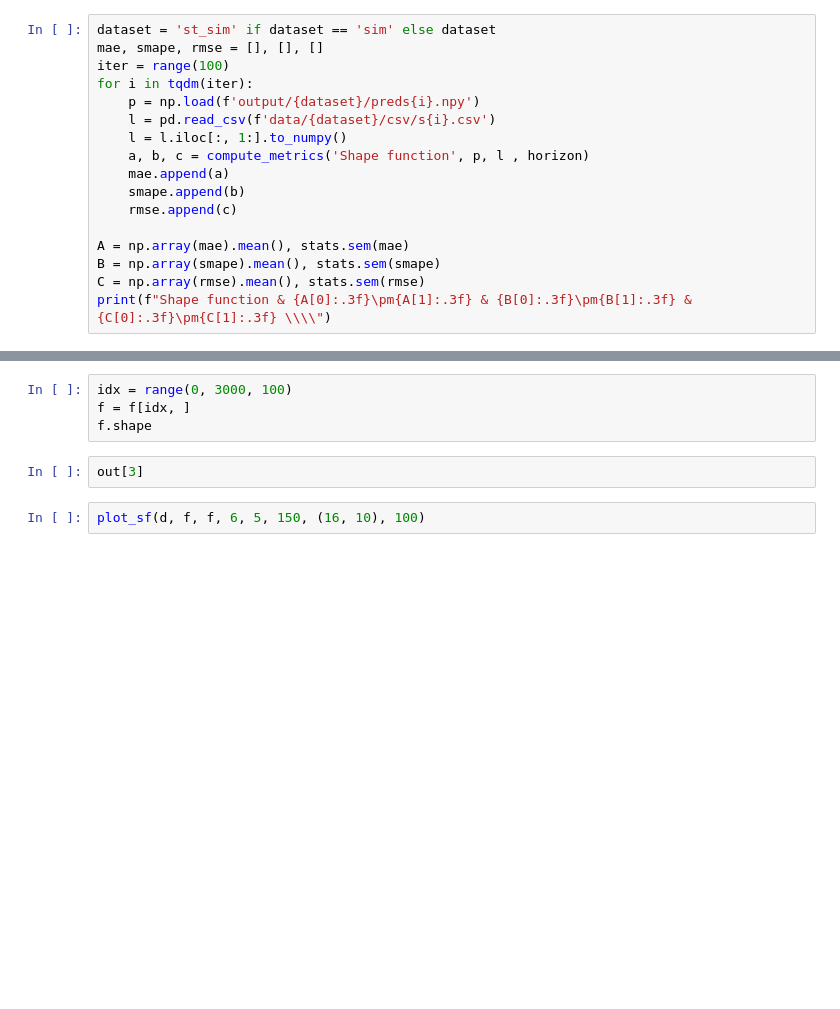
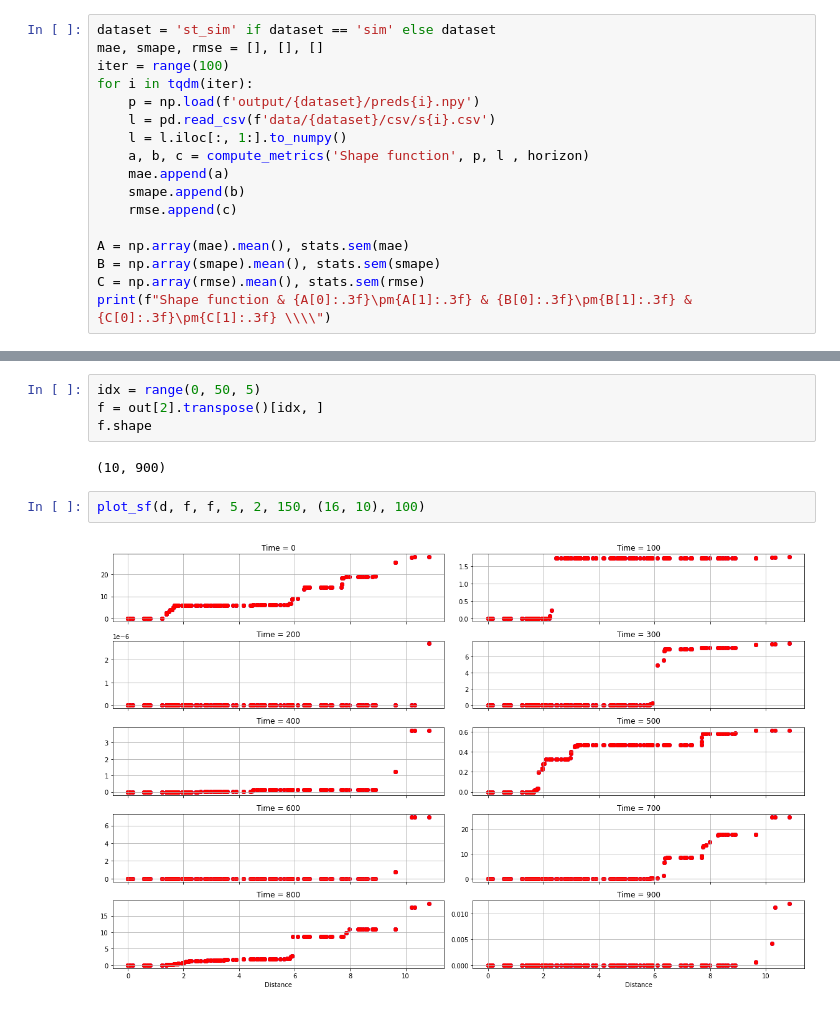
Before and after one commit to isVy08/ESTF, a Jupyter notebook: viz.ipynb, the cells around one changed output, grey strips where cells are left out. Saved outputs shown, nothing was run; the diff lists cells and outputs as text; blank space fills up the shorter version.

```diff
--- a/viz.ipynb
+++ b/viz.ipynb
@@ -365,8 +374,10 @@ f.shape
 # %%
-idx = range(0, 3000, 100)
-f = f[idx, ]
+idx = range(0, 50, 5)
+f = out[2].transpose()[idx, ]
 f.shape
+# %% [output]
+(10, 900)
-# %%
-out[3]
 # %%
-plot_sf(d, f, f, 6, 5, 150, (16, 10), 100)
+plot_sf(d, f, f, 5, 2, 150, (16, 10), 100)
+# %% [output]
+[figure, added]
```
Also changed, not shown: parts of 18 cells of this notebook, 5 other files.
